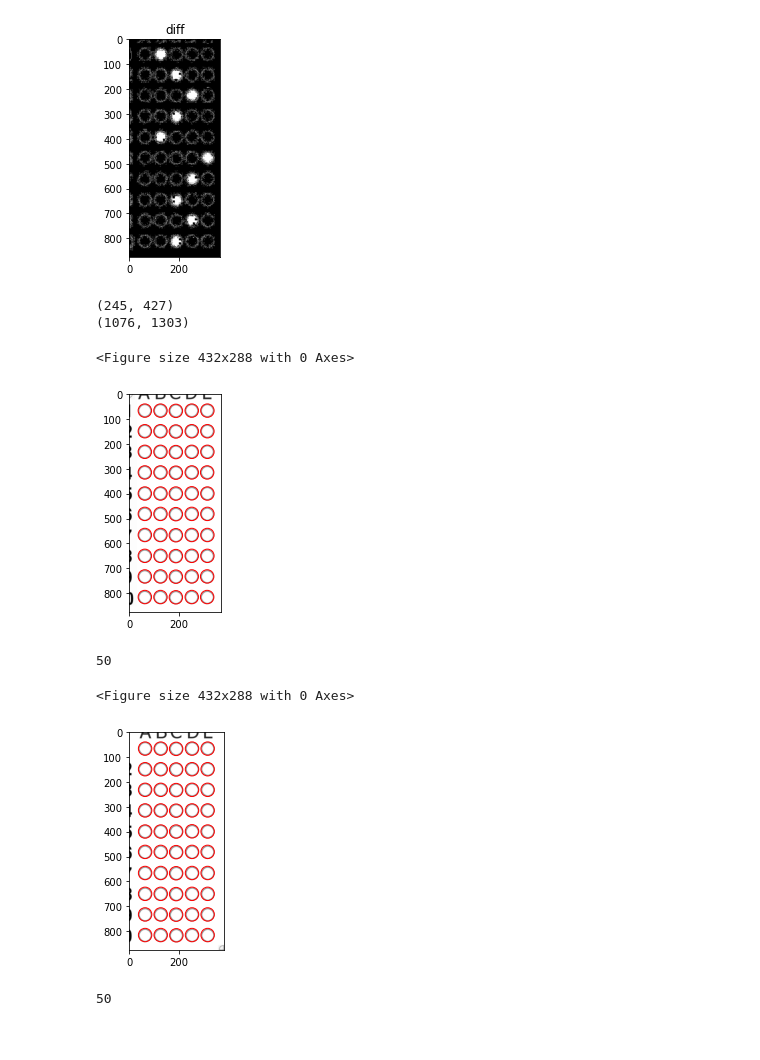
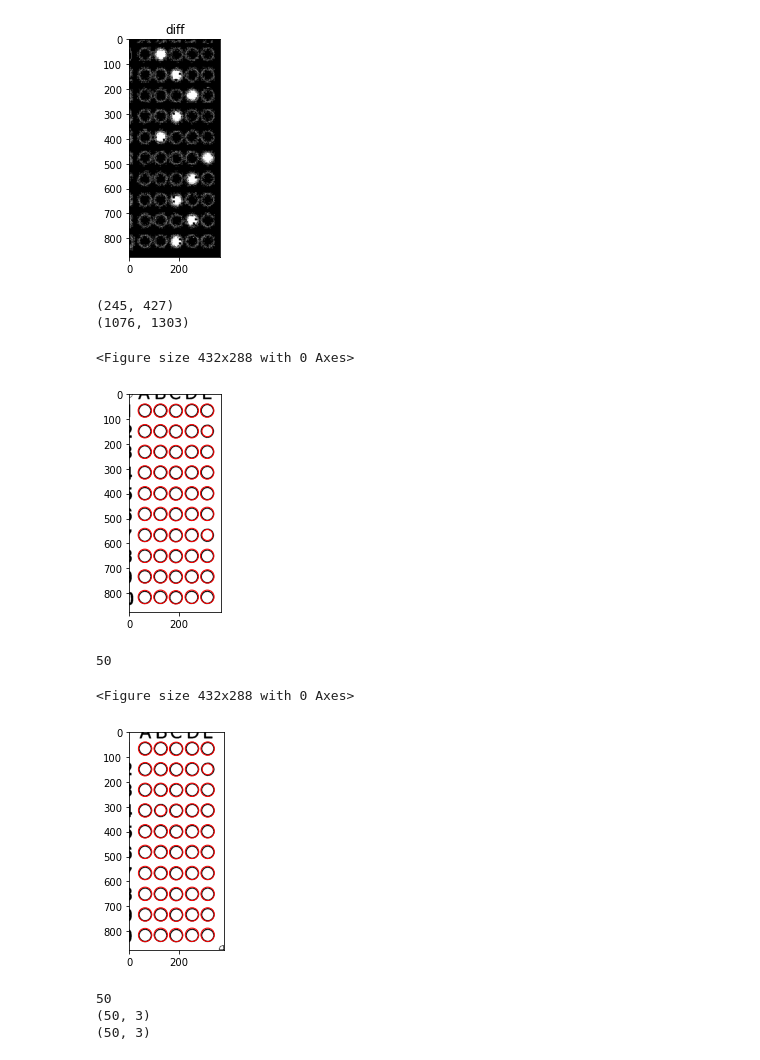
Before and after one commit to cufechs/Bubble-Sheet-Corrector, a Jupyter notebook: Playground/Evaluate_Answers/Evaluate_answers.ipynb, the cells around one changed output. Drawn from its saved outputs; the diff is of its cells as text; code cells hidden in the pictures.

```diff
--- a/Playground/Evaluate_Answers/Evaluate_answers.ipynb
+++ b/Playground/Evaluate_Answers/Evaluate_answers.ipynb
@@ -197,30 +268,39 @@ def getAnswers(circleCoordinates,diff):
 # %%
 #initial pipeline
 
 #load reference image and crop/segment
 cross_template = loadImage("bubble_w_cross.png")
 bubbles_w_cross=loadImage("bubbles_empty_with_cross.jpeg")
 out_ref = crop_answers_section(bubbles_w_cross)
 
 ref_chunck1 =out_ref[:,0:370]  #seg bel 7ob
 ref_chunck2 =out_ref[:,450:]
-
+thresh1 = threshold_otsu(ref_chunck1)
+thresh2 = threshold_otsu(ref_chunck2)
+ref_chunck1 = ref_chunck1 > thresh1
+ref_chunck2 = ref_chunck2 > thresh2
 #show_images([ref_chunck1,ref_chunck2])
 
 circles_chunck1 = Hough(ref_chunck1)
 circles_chunck2 = Hough(ref_chunck2)
 
 coordinates_chunk1 = show_Hough(ref_chunck1,circles_chunck1)
 coordinates_chunk2 = show_Hough(ref_chunck2,circles_chunck2)
+
+
+print(coordinates_chunk1.shape)
+print(coordinates_chunk2.shape)
 # %% [output]
 (245, 427)
 (1076, 1303)
 <Figure size 432x288 with 0 Axes>
-[figure, old version]
+[figure, new version]
 50
 <Figure size 432x288 with 0 Axes>
-[figure, old version]
+[figure, new version]
 50
+(50, 3)
+(50, 3)
 # %%
 ##
 # for the answer image:
```
Also changed, not shown: parts of 5 cells of this notebook, 2 other files.
